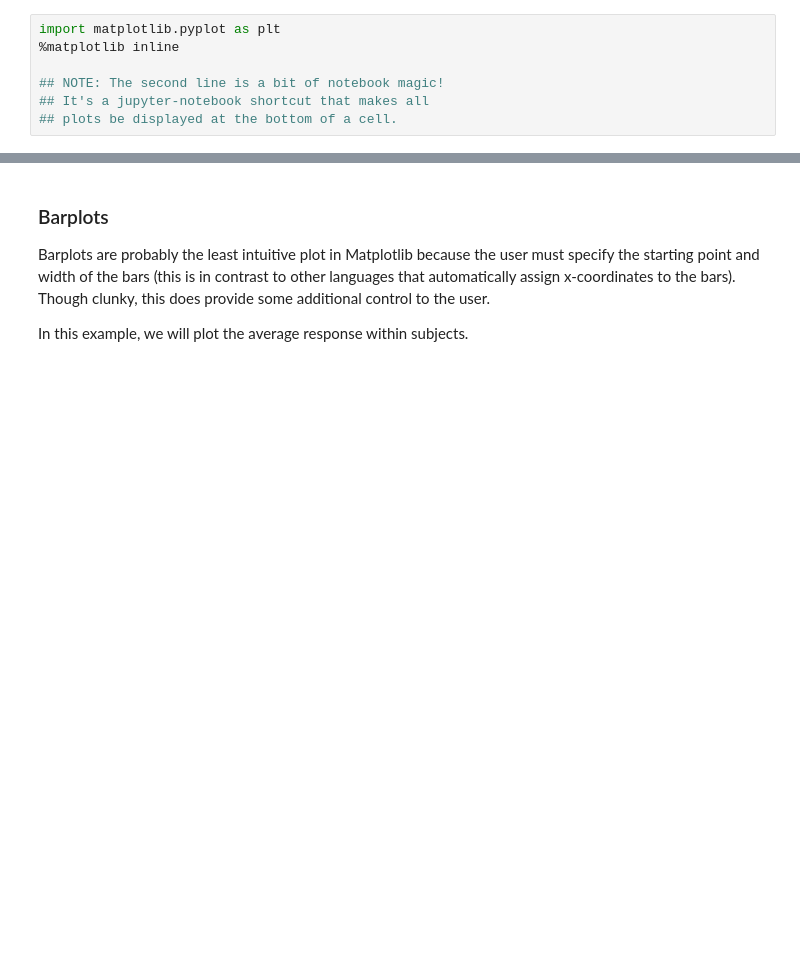
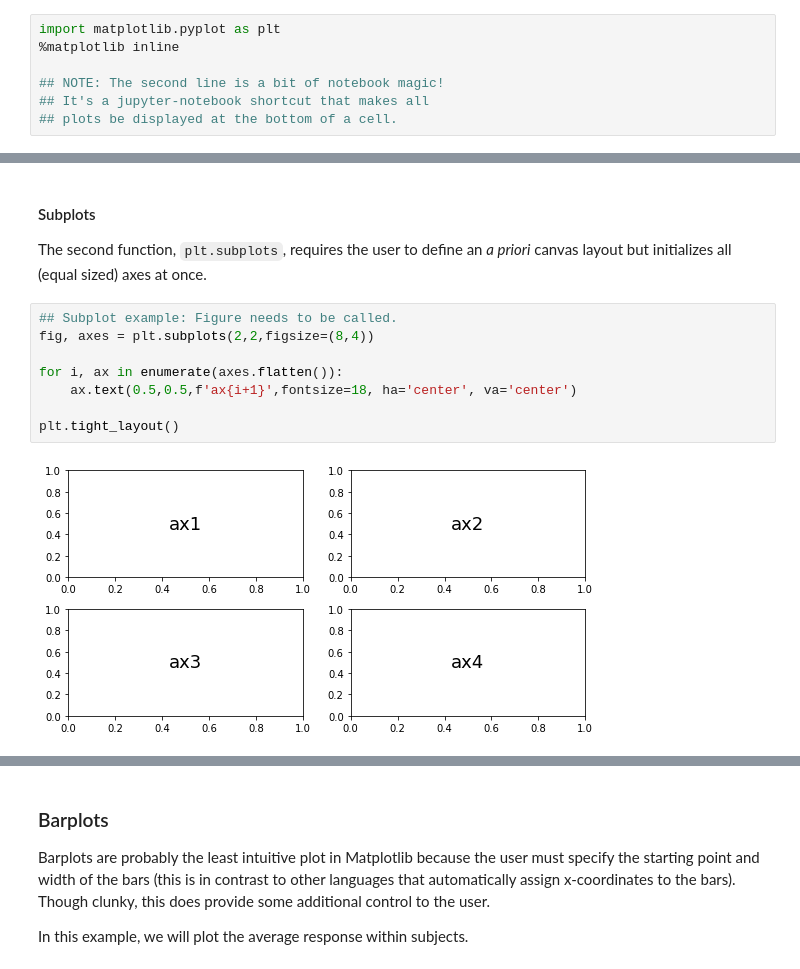
Before and after one commit to zashwood/pni_bootcamp_2019, a Jupyter notebook: day02/day02_notes.ipynb, the cells around one changed output, grey strips where cells are left out. Drawn from its saved outputs; the diff is of its cells as text; blank space fills up the shorter version.

```diff
--- a/day02/day02_notes.ipynb
+++ b/day02/day02_notes.ipynb
@@ -480,0 +775,14 @@ This distinction is important because certain graphical tweaks can only be appli
+# %% [markdown]
+#### Subplots
+
+The second function, `plt.subplots`, requires the user to define an *a priori* canvas layout but initializes all (equal sized) axes at once.
+# %%
+## Subplot example: Figure needs to be called.
+fig, axes = plt.subplots(2,2,figsize=(8,4))
+
+for i, ax in enumerate(axes.flatten()):
+    ax.text(0.5,0.5,f'ax{i+1}',fontsize=18, ha='center', va='center')
+
+plt.tight_layout()
+# %% [output]
+[figure, added]
```
Also changed, not shown: parts of 106 cells of this notebook.
